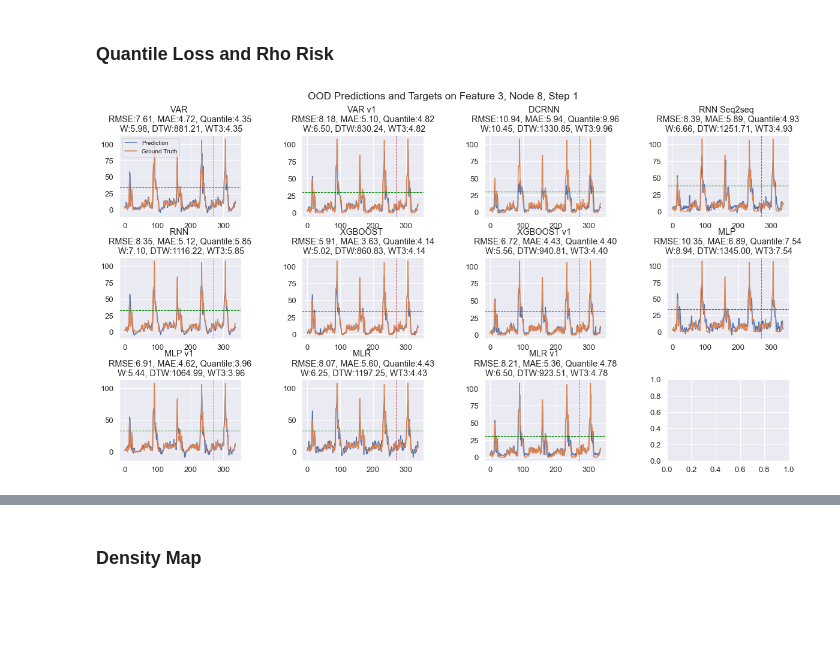
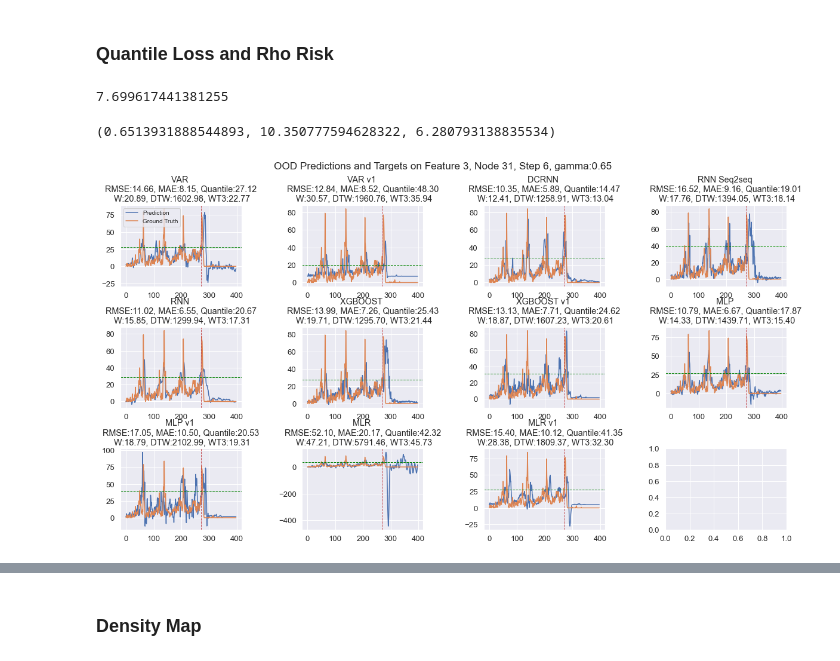
Before and after one commit to WaimenMak/Benchmarking-Crowd-Flow-Prediction, a Jupyter notebook: Scenario Processing.ipynb, the cells around one changed output, grey strips where cells are left out. Drawn from its saved outputs; the diff is of its cells as text; code cells hidden in the pictures; blank space fills up the shorter version.

```diff
--- a/Scenario Processing.ipynb
+++ b/Scenario Processing.ipynb
@@ -269,7 +269,7 @@ if mode == "insample":
 else:
     data = load_dataset("./ood_dataset", batch_size=64, test_batch_size=64)
 
-vis_data = data_dict[test_sc[1]].astype("float64") # after sliding window
+vis_data = data_dict[test_sc[9]].astype("float64") # after sliding window
 source, target = sliding_win(vis_data)  # process data into continuous sample data
 for i in range(3): #3 feature num
     source[..., i] = data["scalers"][i].transform(source[..., i])  # input data
@@ -735,8 +735,8 @@ def rho_risk(pred, target, timespan, rho):
     Z = np.sum(target, axis=1)  # [N - timespan + 1, ...] [N-timespan+1, steps, nodes, features]
 
     # Z_rho = np.quantile(Z, q=rho, axis=0) # shape:[N*12/timesteps, nodes, features], or shape:[N*12/timesteps, features]
-    # Z_hat_rho = np.quantile(Z_hat, q=rho, axis=0)
-    Z_hat_rho = np.quantile(Z, q=rho, axis=0)
+    Z_hat_rho = np.quantile(Z_hat, q=rho, axis=0)
+    # Z_hat_rho = np.quantile(Z, q=rho, axis=0)
     errors = Z_hat - Z # [N, node, features]
     L = np.abs(errors) * ((rho * (np.sign(Z - Z_hat_rho)+1) + (1-rho) * (np.sign(Z_hat_rho - Z)+1))) #use this one
 
@@ -794,7 +794,7 @@ def sum_weighted_loss(L1, L2):
         loss += weighted_loss(L1, L2, gamma)
     return loss
 
-def weighted_average_loss(pred, target, rho):
+def weighted_average_loss(pred, target, rho, timespan):
     """
     Calculate the weighted average loss
     pred: all node prediction [N, node, feature], three dimensional
@@ -803,11 +803,13 @@ def weighted_average_loss(pred, target, rho):
     Q_z = np.quantile(target, q=rho, axis=(0, 2)) # overall 90% quantile of all node, [step, feature]
     Q_znode = np.quantile(target, q=rho, axis=0) # node 90% quantile [step, node, feature]
     diff = Q_znode.transpose(1, 0, 2) - Q_z     # [node, step, feature]
-    gamma = (diff - np.min(diff, axis=0))/(np.max(diff, axis=0) - np.min(diff, axis=0))
-    gamma[gamma<=0.5] = 0.5  # [node, step, feature]
+    gamma = (diff - np.min(diff, axis=0))/(np.max(diff, axis=0) - np.min(diff, axis=0))  #[0~1]
+    gamma = 0.5 + gamma * (0.8 - 0.5)
+    # gamma[gamma<=0.5] = 0.5  # [node, step, feature]
+    # gamma[gamma>0.8] = 0.8
     gamma = gamma.transpose(1, 0, 2)
     rmse = np.sqrt(np.mean((pred - target)**2, axis=0)) # [step, node, feature]
-    qt = np.mean(rho_risk(pred, target, timespan=2, rho=rho), axis=0)  # [step, node, feature]
+    qt = np.mean(rho_risk(pred, target, timespan=timespan, rho=rho), axis=0)  # [step, node, feature]
     wt = weighted_loss(rmse, qt, gamma=gamma) # [step, node, feature]
     # print(wt.shape)
     loss = np.mean(wt)
@@ -862,7 +864,7 @@ def plot_node_specific(pred:list, target:numpy.ndarray, models:list,
                     # r2 = -1 * r2_score(target[r[0]:r[1], :, node, feature], pred[n][r[0]:r[1], :, node, feature])
                     l_dtw = calculate_dtw_distance(pred[n][r[0]:r[1], step, node, feature], target[r[0]:r[1], step, node, feature])
                     wt_loss = weighted_loss(rmse, qt_loss, gamma=gamma)
-                    _, wt3_loss, _ = weighted_average_loss(pred[n][r[0]:r[1], ...], target[r[0]:r[1], ...], rho=rho)
+                    _, wt3_loss, g = weighted_average_loss(pred[n][r[0]:r[1], ...], target[r[0]:r[1], ...], rho=rho, timespan=timespan)
 
                     # z = target
                     # Z = np.sum(z, axis=1)[:, node, feature] # the node and feat is not summed, Z: [N, nodes, features]; preds: [N, nodes, features]
@@ -884,7 +886,8 @@ def plot_node_specific(pred:list, target:numpy.ndarray, models:list,
                 L_weighted2.append(sum_weighted_loss(rmse, qt_loss))
                 L_wt3.append(wt3_loss[step, node, feature])
                 axes[i, j].set_title(f'{models[n]} \n RMSE:{rmse:.2f}, '
-                                     f'MAE:{mae:.2f}, Quantile:{qt_loss:.2f} \n W:{wt_loss:.2f}, DTW:{l_dtw:.2f}, WT3:{wt3_loss[step, node, feature]:.2f}')
+                                     f'MAE:{mae:.2f}, Quantile:{qt_loss:.2f} \n W:{wt_loss:.2f}, '
+                                     f'DTW:{l_dtw:.2f}, WT3:{wt3_loss[step, node, feature]:.2f}')
                 if acd:
                     axes[i, j].axvline(x=acd, color='r', linestyle='--', linewidth=1, label="Accident") #draw the accident verticalline
                     axes[i, j].axhline(y=qt, color='green', linestyle='--', linewidth=1, label="Prediction quantile") #quantile
@@ -892,7 +895,7 @@ def plot_node_specific(pred:list, target:numpy.ndarray, models:list,
             else:
                 pass
 
-    fig.suptitle(f'{mode} Predictions and Targets on Feature {feature+1}, Node {node+1}, Step {step+1}')
+    fig.suptitle(f'{mode} Predictions and Targets on Feature {feature+1}, Node {node+1}, Step {step+1}, gamma:{g[step, node, feature]:.2f}')
     if save:
         fig.savefig(f'{path}/{mode}_Node{node}_'+str(r[0])+'_'+str(r[1])+'.pdf')
     plt.show()
@@ -901,14 +922,22 @@ def plot_node_specific(pred:list, target:numpy.ndarray, models:list,
+# %%
+pp[5,node,2]
+# %% [output]
+7.699617441381255
+# %%
+gamma[5,node,2], rmse[5,node,2], qt[5,node,2]
+# %% [output]
+(0.6513931888544893, 10.350777594628322, 6.280793138835534)
 # %%
-node = 8 - 1
+node = 31 - 1
 feature = 2
-step = 0
+step = 5
 end = target.shape[0]
 #l1:mae l2:rmse l3:quantile l4:weighted l5:weighted3 l6:dtw
 l1, l2, l3, l4, l5, l6 = plot_node_specific(vis_list, target, model_names,
-                                   step=step, node=node, feature=feature, rho=0.9, timespan=2, r=[0,end],
+                                   step=step, node=node, feature=feature, rho=0.9, timespan=12, r=[0,end],
                                    path="./fig", gamma=0.5, acd=270, mode=mode, avg=False, save=False)
 # %% [output]
-[figure, old version]
+[figure, new version]
 # %%
 def plot_pred_ground_truth(vis_list, target, step, node, feature, mdl,
                            model_names, rho=0.9, timespan=2):
```
Also changed, not shown: parts of 33 cells of this notebook, 2 other files.
